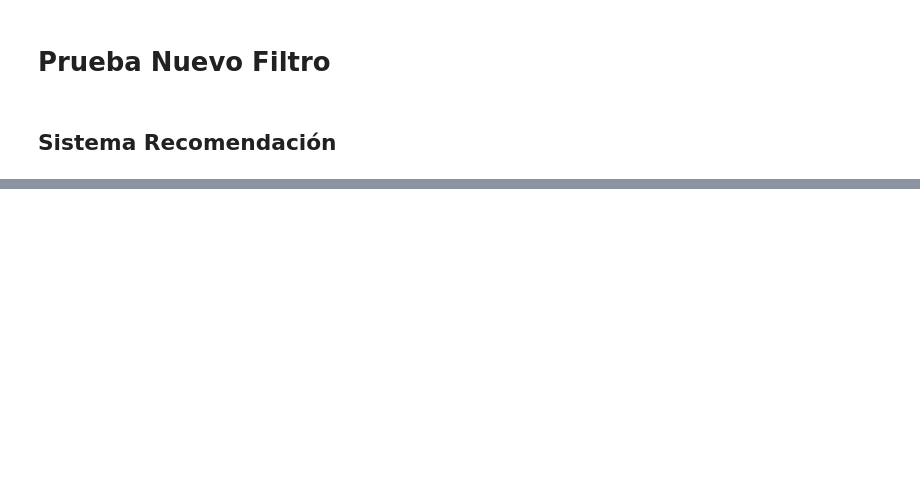
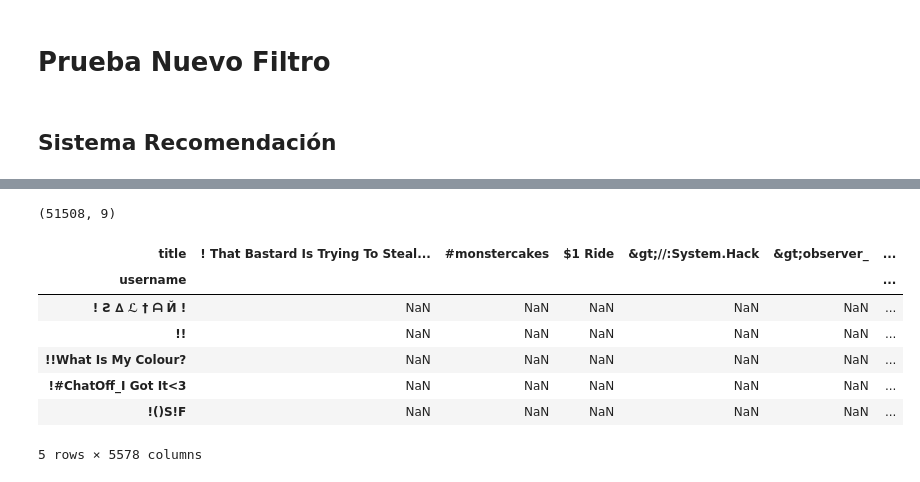
Before and after one commit to nestorjuarezR/Data_Science, a Jupyter notebook: Proyecto3.ipynb, the cells around one changed output, grey strips where cells are left out. Saved outputs shown, nothing was run; the diff lists cells and outputs as text; code cells hidden in the pictures; blank space fills up the shorter version.

```diff
--- a/Proyecto3.ipynb
+++ b/Proyecto3.ipynb
@@ -395,7 +437,3 @@ df_reviews.tail(2)
-# %%
-#Texto estandarizado
-comentario = df_reviews.xtext.iloc[1]
-comentario
 # %% [markdown]
 ## Polaridad y subjetividad de reviews
 # %%
@@ -964,0 +715,16 @@ dtype: float64
+# %%
+df_sub.shape
+# %% [output]
+(51508, 9)
+# %%
+gamemat = df_sub.pivot_table(index='username',columns='title',values='polarity')
+gamemat.head()
+# %% [output]
+| title | ! That Bastard Is Trying To Steal... | #monstercakes | $1 Ride | &gt;//:System.Hack | &gt;observer_ | ... |
+| username |  |  |  |  |  | ... |
+| ! Ƨ ∆ ℒ † ᗩ Й ! | NaN | NaN | NaN | NaN | NaN | ... |
+| !! | NaN | NaN | NaN | NaN | NaN | ... |
+| !!What Is My Colour? | NaN | NaN | NaN | NaN | NaN | ... |
+| !#ChatOff_I Got It<3 | NaN | NaN | NaN | NaN | NaN | ... |
+| !()S!F | NaN | NaN | NaN | NaN | NaN | ... |
+5 rows × 5578 columns
```
Also changed, not shown: parts of 145 cells of this notebook.
